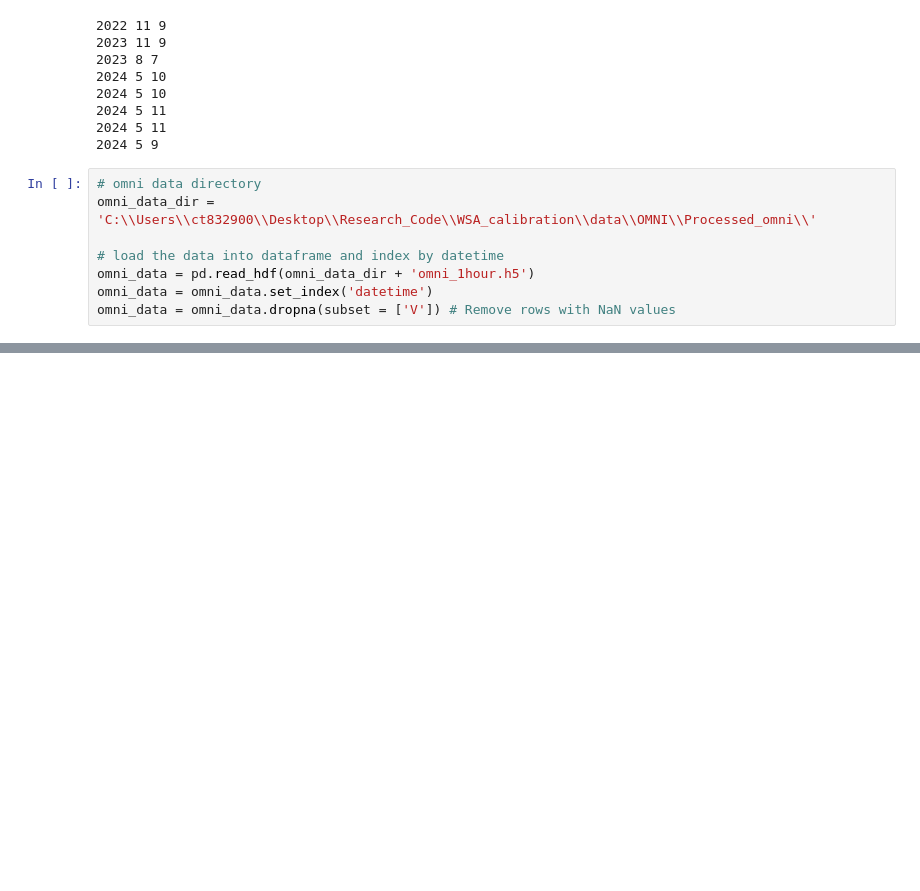
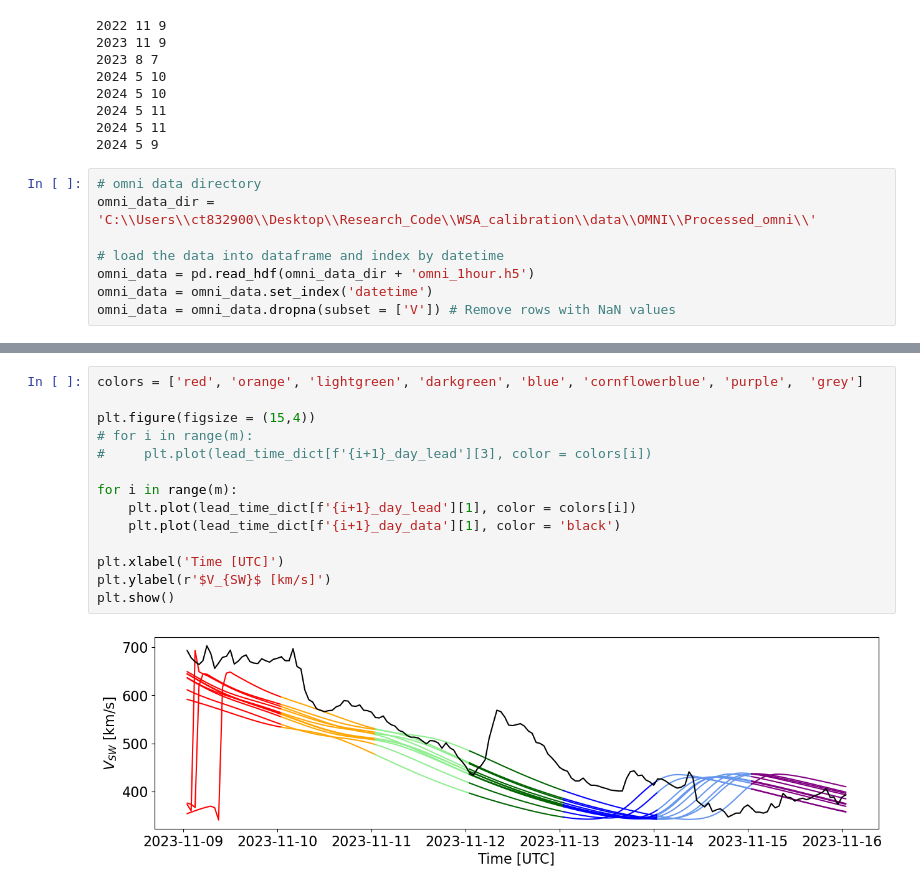
Before and after one commit to NathanielInatimi/WSA_calibration, a Jupyter notebook: code/WSA_calibration_sketch.ipynb, the cells around one changed output, grey strips where cells are left out. Cells and saved outputs as stored; diff of their text form; blank space fills up the shorter version.

```diff
--- a/code/WSA_calibration_sketch.ipynb
+++ b/code/WSA_calibration_sketch.ipynb
@@ -1168,0 +1144,16 @@ Name: vsw, dtype: float64
+# %%
+colors = ['red', 'orange', 'lightgreen', 'darkgreen', 'blue', 'cornflowerblue', 'purple',  'grey']
+
+plt.figure(figsize = (15,4))
+# for i in range(m):
+#     plt.plot(lead_time_dict[f'{i+1}_day_lead'][3], color = colors[i])
+
+for i in range(m):
+    plt.plot(lead_time_dict[f'{i+1}_day_lead'][1], color = colors[i])
+    plt.plot(lead_time_dict[f'{i+1}_day_data'][1], color = 'black')
+
+plt.xlabel('Time [UTC]')
+plt.ylabel(r'$V_{SW}$ [km/s]')
+plt.show()
+# %% [output]
+[figure, added]
```
Also changed, not shown: parts of 22 cells of this notebook.
